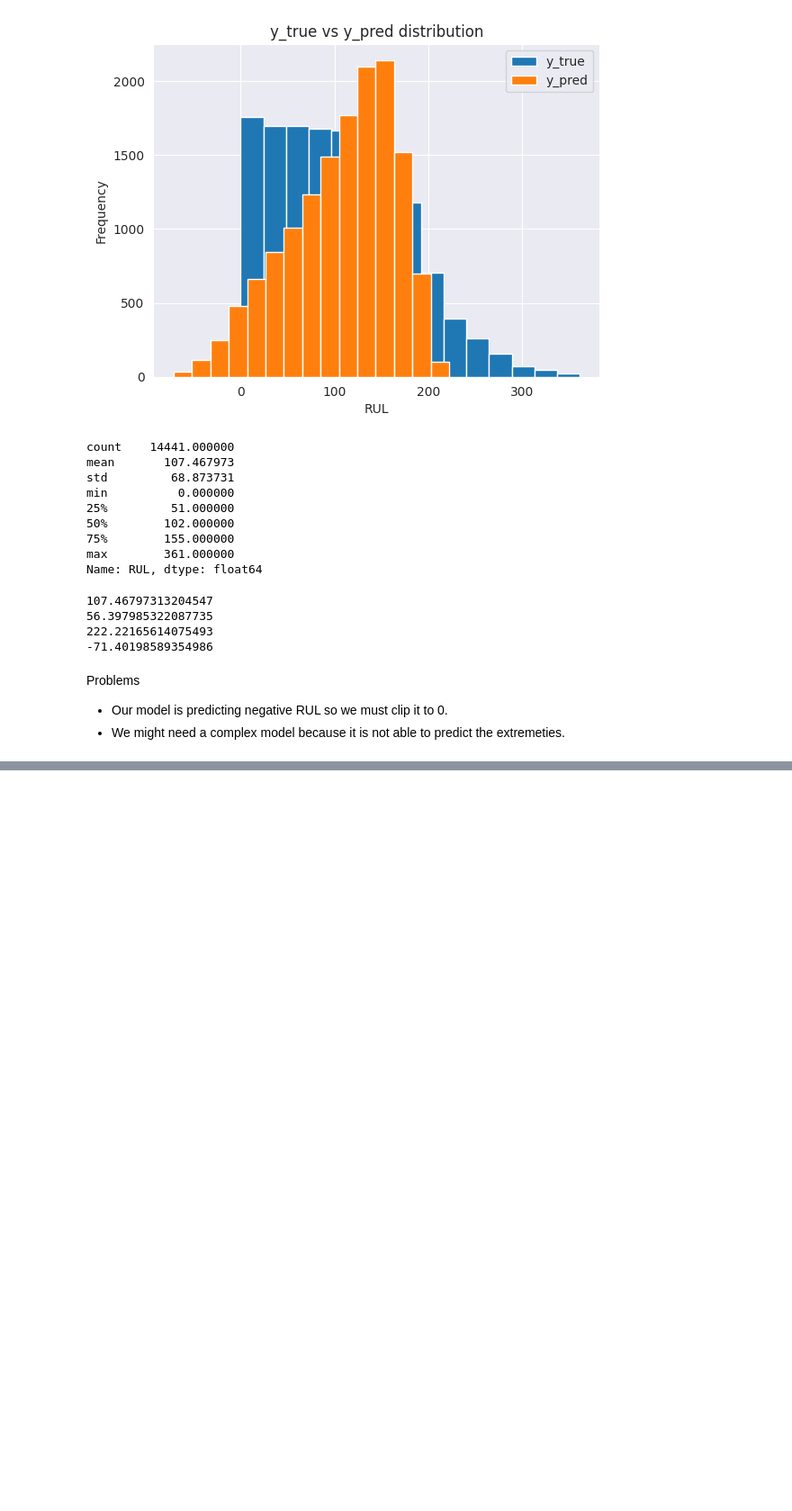
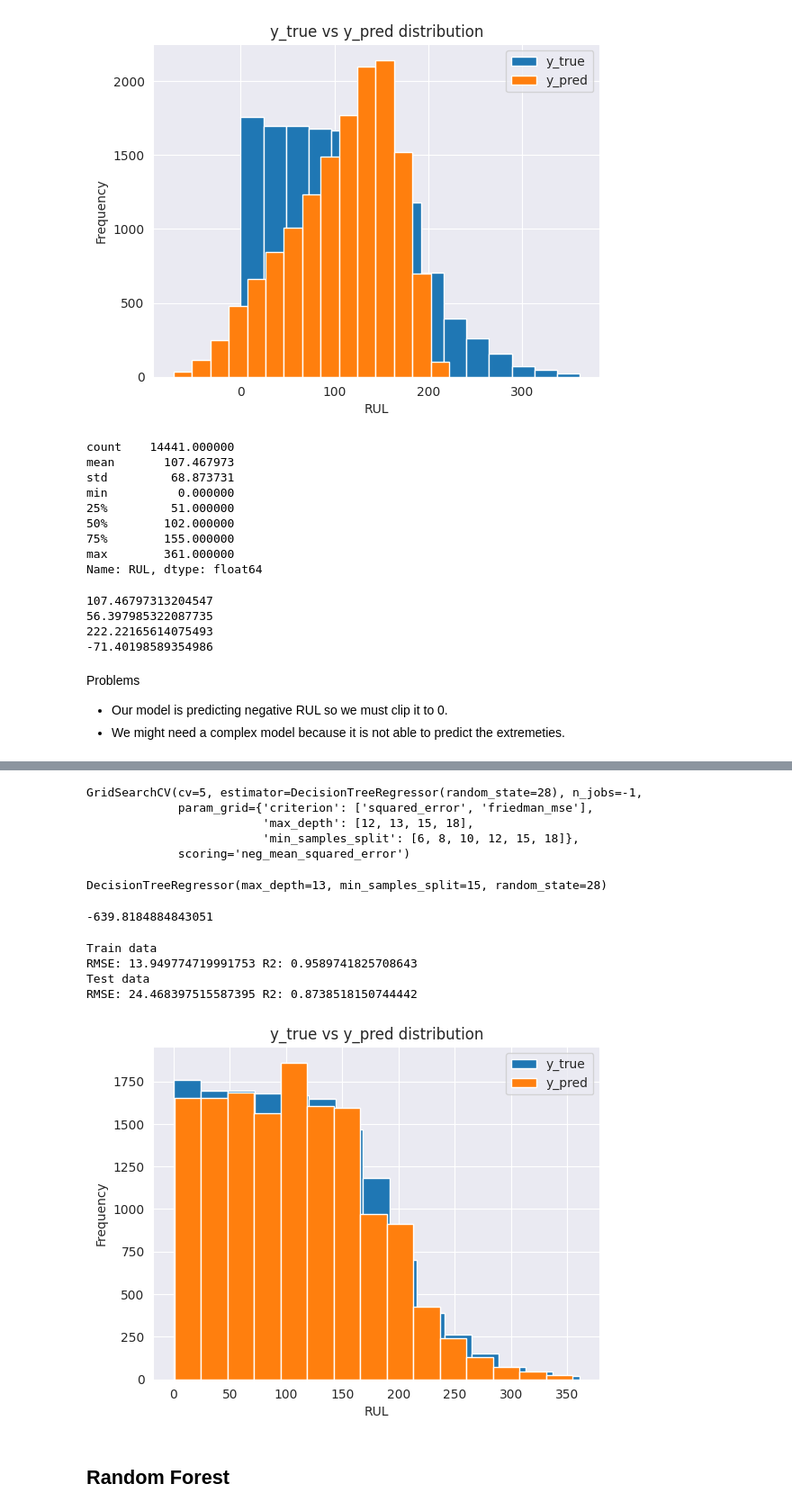
Before and after one commit to Dhairya-Arora01/predictiveMaintenance, a Jupyter notebook: Predictive_maintenance.ipynb, the cells around one changed output, grey strips where cells are left out. Shown at 90% size. Drawn from its saved outputs; the diff is of its cells as text; code cells hidden in the pictures; blank space fills up the shorter version.

```diff
--- a/Predictive_maintenance.ipynb
+++ b/Predictive_maintenance.ipynb
@@ -242,0 +370,46 @@ Problems
+# %%
+param_grid = {
+    'criterion': ['squared_error', 'friedman_mse'],
+    'max_depth': [12, 13, 15, 18],
+    'min_samples_split': [6, 8, 10, 12, 15, 18]
+}
+# %%
+grid_cv = GridSearchCV(DecisionTreeRegressor(random_state=28), param_grid = param_grid, scoring='neg_mean_squared_error', cv=5 ,n_jobs=-1)
+grid_cv.fit(X_train, y_train)
+# %% [output]
+GridSearchCV(cv=5, estimator=DecisionTreeRegressor(random_state=28), n_jobs=-1,
+             param_grid={'criterion': ['squared_error', 'friedman_mse'],
+                         'max_depth': [12, 13, 15, 18],
+                         'min_samples_split': [6, 8, 10, 12, 15, 18]},
+             scoring='neg_mean_squared_error')
+# %%
+grid_cv.best_estimator_
+# %% [output]
+DecisionTreeRegressor(max_depth=13, min_samples_split=15, random_state=28)
+# %%
+grid_cv.best_score_
+# %% [output]
+-639.8184884843051
+# %%
+best_dtree = grid_cv.best_estimator_
+# %%
+y_train_predict = best_dtree.predict(X_train)
+y_train_predict = clip_result_0(y_train_predict)
+y_test_predict = best_dtree.predict(X_test)
+y_test_predict = clip_result_0(y_test_predict)
+# %%
+print("Train data")
+evaluate_model(y_train, y_train_predict)
+print("Test data")
+evaluate_model(y_test, y_test_predict)
+# %% [output]
+Train data
+RMSE: 13.949774719991753 R2: 0.9589741825708643
+Test data
+RMSE: 24.468397515587395 R2: 0.8738518150744442
+# %%
+hist_compare(y_train, y_train_predict)
+# %% [output]
+[figure, added]
+# %% [markdown]
+## Random Forest
```
Also changed, not shown: parts of 28 cells of this notebook.
